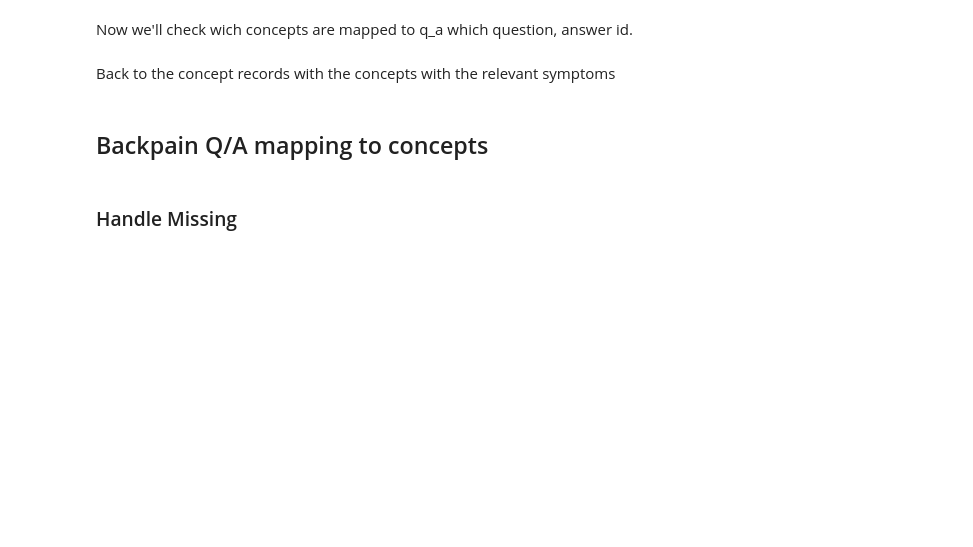
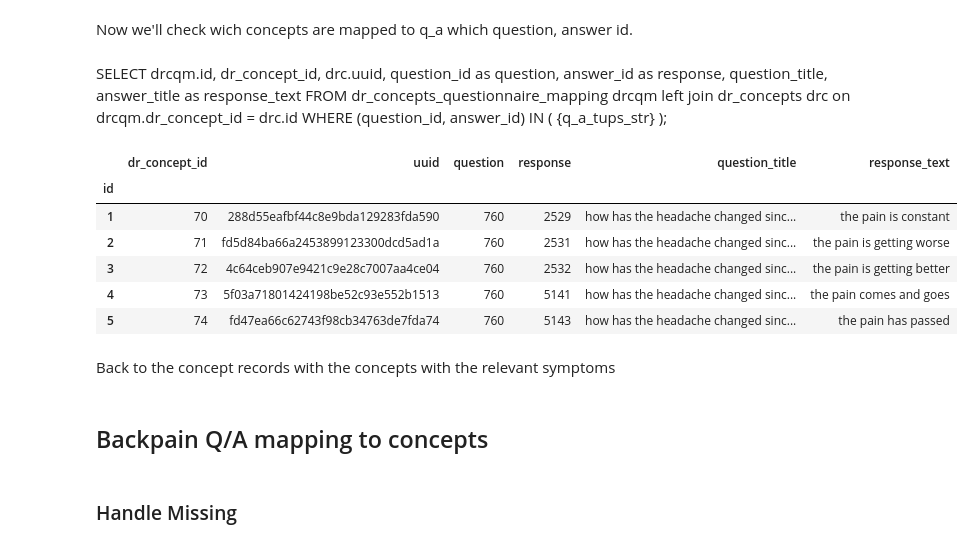
Before and after one commit to skulas/skulas, a Jupyter notebook: ml_python/Other Notebooks/DR Experiments.ipynb, the cells around one changed output. Cells and saved outputs as stored; diff of their text form; code cells hidden in the pictures; blank space fills up the shorter version.

Commit message:
Add join to dr_concepts query to get uuids

```diff
--- a/ml_python/Other Notebooks/DR Experiments.ipynb
+++ b/ml_python/Other Notebooks/DR Experiments.ipynb
@@ -470,22 +509,36 @@ q_a_tupples = set(q_a_tupples)
 # %%
 q_a_tups_str = ','.join([f'{tup}' for tup in q_a_tupples])
 # print(q_a_tups_str)
+# %% [markdown]
+SELECT drcqm.id, dr_concept_id, drc.uuid, question_id as question, answer_id as response, question_title, answer_title as response_text
+  FROM dr_concepts_questionnaire_mapping drcqm left join dr_concepts drc on drcqm.dr_concept_id = drc.id
+ WHERE (question_id, answer_id) IN (
+                                 {q_a_tups_str}
+                                 );
 # %%
 query_str = f"""
-SELECT id, dr_concept_id, question_id as question, answer_id as response, question_title, answer_title as response_text
-  FROM dr_concepts_questionnaire_mapping
+SELECT drcqm.id, dr_concept_id, drc.uuid, question_id as question, answer_id as response, question_title, answer_title as response_text
+  FROM dr_concepts_questionnaire_mapping drcqm left join dr_concepts drc on drcqm.dr_concept_id = drc.id
  WHERE (question_id, answer_id) IN (
-                                  {q_a_tups_str}
+                                 {q_a_tups_str}
                                  );
 """
 
 # query_str = f"""
 # select * from dr_concepts_questionnaire_mapping
 # where answer_id in ({unique_symps_str});
 # """
 # print(query_str)
 df_qa_concepts = pd.read_sql_query(query_str,c_engine, index_col='id')
 display(df_qa_concepts.head(5))
+# %% [output]
+|  | dr_concept_id | uuid | question | response | question_title | response_text |
+| id |  |  |  |  |  |  |
+| 1 | 70 | 288d55eafbf44c8e9bda129283fda590 | 760 | 2529 | how has the headache changed sinc... | the pain is constant |
+| 2 | 71 | fd5d84ba66a2453899123300dcd5ad1a | 760 | 2531 | how has the headache changed sinc... | the pain is getting worse |
+| 3 | 72 | 4c64ceb907e9421c9e28c7007aa4ce04 | 760 | 2532 | how has the headache changed sinc... | the pain is getting better |
+| 4 | 73 | 5f03a71801424198be52c93e552b1513 | 760 | 5141 | how has the headache changed sinc... | the pain comes and goes |
+| 5 | 74 | fd47ea66c62743f98cb34763de7fda74 | 760 | 5143 | how has the headache changed sinc... | the pain has passed |
 # %%
 df_qa_concepts.to_csv('/Users/ezequiellowi/Documents/TEMP/question__response__dr_concept_id.csv')
 # %%
```
Also changed, not shown: parts of 6 cells of this notebook.
